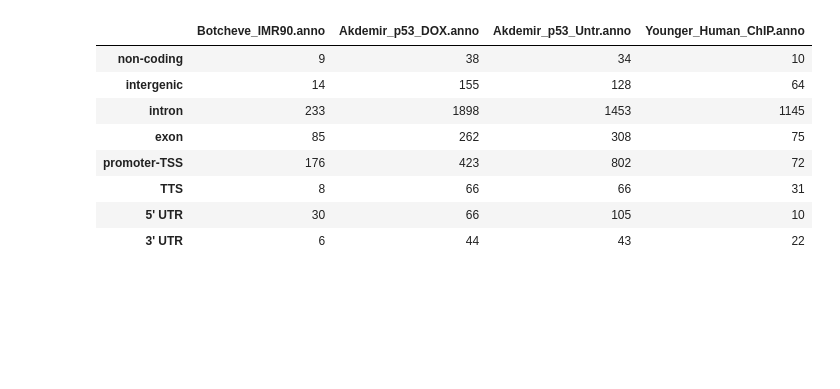
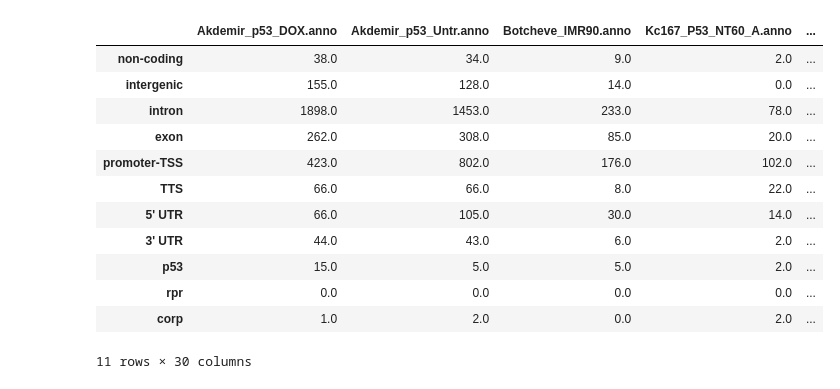
Before and after one commit to f0lie/genes, a Jupyter notebook: notebook.ipynb, the cells around one changed output. Saved outputs shown, nothing was run; the diff lists cells and outputs as text; code cells hidden in the pictures; blank space fills up the shorter version.

```diff
--- a/notebook.ipynb
+++ b/notebook.ipynb
@@ -23,16 +29,24 @@ search_words = ['non-coding',
                 'promoter-TSS',
                 'TTS',
                 '5\' UTR',
-                '3\' UTR']
+                '3\' UTR',
+                'p53',
+                'rpr',
+                'corp']
 # %%
-files_ = glob.glob('*.anno')
-genes_ = [read_csv(f, sep='\t') for f in files_]
+files = glob.glob('data/*.anno')
+genes = [read_csv(f, sep='\t') for f in files]
 
-for gene_ in genes_:
+for gene in genes:
     # Fix the PeakID label b/c it had 'junk' in it
-    gene_.columns.values[0] = 'PeakID'
+    gene.columns.values[0] = 'PeakID'
 
-genes_data = pd.concat(genes_, keys=files_)
+files = [file.split('/')[1] for file in files]
+# %%
+# Drop all data beyond 'Gene Type'
+genes = [gene.ix[:,:'Gene Type'] for gene in genes]
+# %%
+genes_data = pd.concat(genes, keys=files)
 # %%
 gene_names = genes_data.groupby(level=0)['Gene Name'].value_counts()
 gene_names.groupby(level=0).head()
@@ -71,18 +85,27 @@ genes_data[genes_data['Gene Name'].str.contains('CDKN1A', na=False)]
 # %%
 # Takes the list of search_words and gives a table of the hits and files
 
-hits_mask_ = [genes_data.applymap(lambda x, word=word: word in str(x)).any(axis='columns') for word in search_words]
+# Create a boolean mask based on whether the cell contains the keyword then 'collapse' them to a single column
+hits_mask = [genes_data.applymap(lambda x, word=word: word in str(x)).any(axis='columns') for word in search_words]
+
+# Apply the mask on the data table and get the size of the results as the count
 # .count().iloc[:, 0] is a hack for .size()
 # .size() causes werid issues
-hits_results_ = [genes_data[mask].groupby(level=0).count().iloc[:, 0] for mask in hits_mask_]
-search_data = pd.DataFrame(hits_results_, index=search_words); search_data
+hits_results = [genes_data[mask].groupby(level=0).count().iloc[:, 0] for mask in hits_mask_]
+
+# Group the data by search_words and fill in NaN as 0
+search_data = pd.DataFrame(hits_results, index=search_words).fillna(0); search_data
 # %% [output]
-|  | Botcheve_IMR90.anno | Akdemir_p53_DOX.anno | Akdemir_p53_Untr.anno | Younger_Human_ChIP.anno |
-| non-coding | 9 | 38 | 34 | 10 |
-| intergenic | 14 | 155 | 128 | 64 |
-| intron | 233 | 1898 | 1453 | 1145 |
-| exon | 85 | 262 | 308 | 75 |
-| promoter-TSS | 176 | 423 | 802 | 72 |
-| TTS | 8 | 66 | 66 | 31 |
-| 5' UTR | 30 | 66 | 105 | 10 |
-| 3' UTR | 6 | 44 | 43 | 22 |
+|  | Akdemir_p53_DOX.anno | Akdemir_p53_Untr.anno | Botcheve_IMR90.anno | Kc167_P53_NT60_A.anno | ... |
+| non-coding | 38.0 | 34.0 | 9.0 | 2.0 | ... |
+| intergenic | 155.0 | 128.0 | 14.0 | 0.0 | ... |
+| intron | 1898.0 | 1453.0 | 233.0 | 78.0 | ... |
+| exon | 262.0 | 308.0 | 85.0 | 20.0 | ... |
+| promoter-TSS | 423.0 | 802.0 | 176.0 | 102.0 | ... |
+| TTS | 66.0 | 66.0 | 8.0 | 22.0 | ... |
+| 5' UTR | 66.0 | 105.0 | 30.0 | 14.0 | ... |
+| 3' UTR | 44.0 | 43.0 | 6.0 | 2.0 | ... |
+| p53 | 15.0 | 5.0 | 5.0 | 2.0 | ... |
+| rpr | 0.0 | 0.0 | 0.0 | 0.0 | ... |
+| corp | 1.0 | 2.0 | 0.0 | 2.0 | ... |
+11 rows × 30 columns
```
Also changed, not shown: parts of 4 cells of this notebook, 30 other files.
